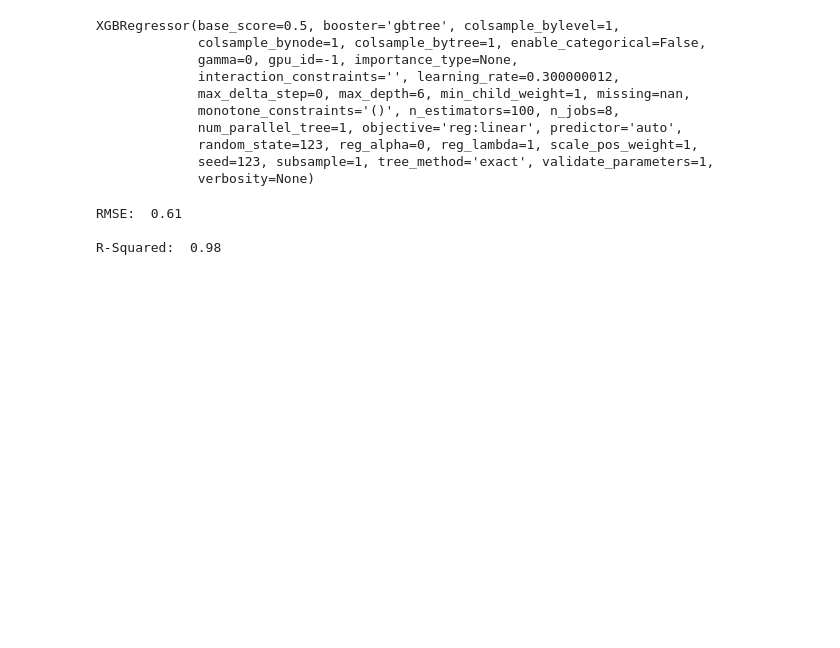
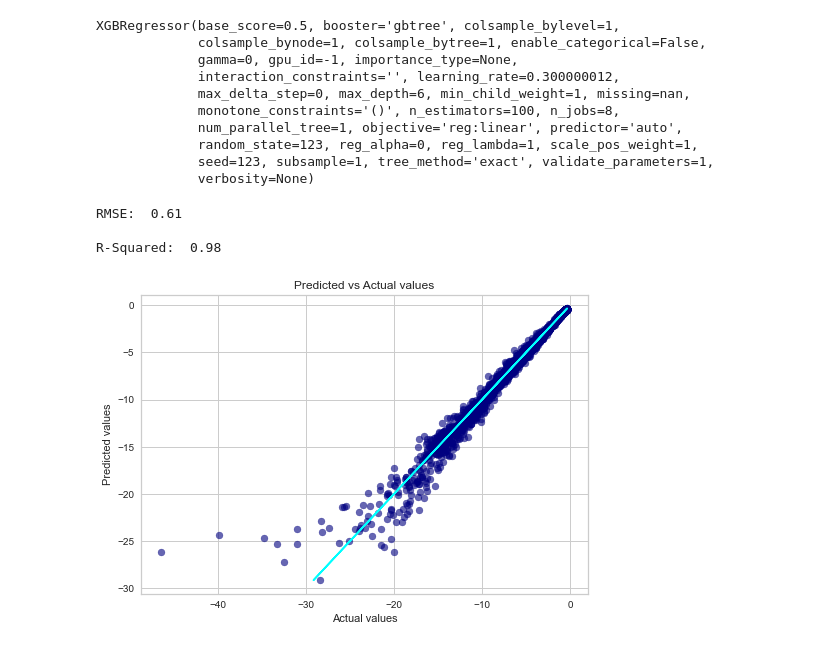
Before and after one commit to OmSingh5092/final-year-project, a Jupyter notebook: MachineLearning/XGBoost/XGBoost.ipynb, the cells around one changed output. Cells and saved outputs as stored; diff of their text form; code cells hidden in the pictures; blank space fills up the shorter version.

Commit message:
Tested models for random-generated sets

```diff
--- a/MachineLearning/XGBoost/XGBoost.ipynb
+++ b/MachineLearning/XGBoost/XGBoost.ipynb
@@ -51,3 +51,17 @@ print("R-Squared: ", np.round(R_squared, 2))
 RMSE:  0.61
 
 R-Squared:  0.98
+# %%
+import matplotlib.pyplot as plt
+
+def generatePredictionPlot(y_pred, y_test):
+    plt.scatter(x=y_test, y=y_pred, c='navy', alpha=0.6)
+    plt.plot(y_pred, y_pred,color='cyan')
+    plt.title('Predicted vs Actual values')
+    plt.xlabel('Actual values')
+    plt.ylabel('Predicted values')
+    plt.show()
+
+generatePredictionPlot(y_pred, y_test)
+# %% [output]
+[figure, added]
```
Also changed, not shown: parts of 2 cells of this notebook, 3 other files.
